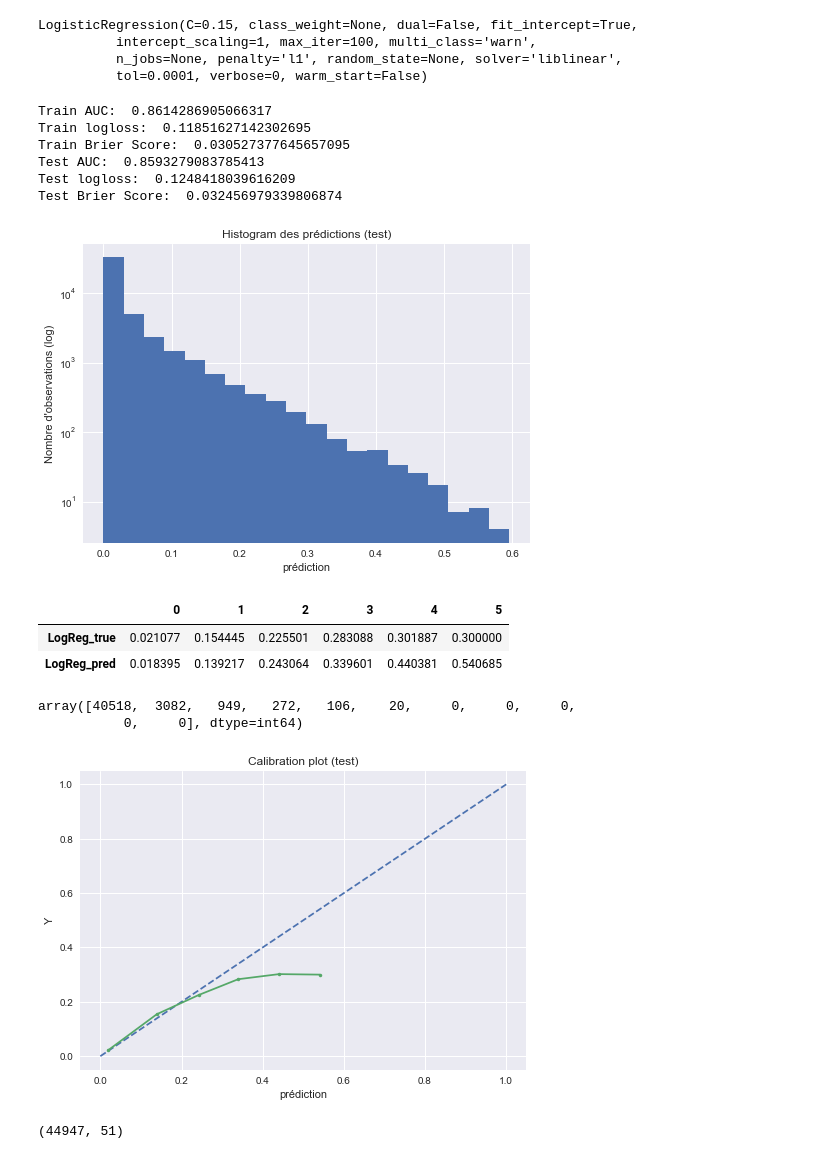
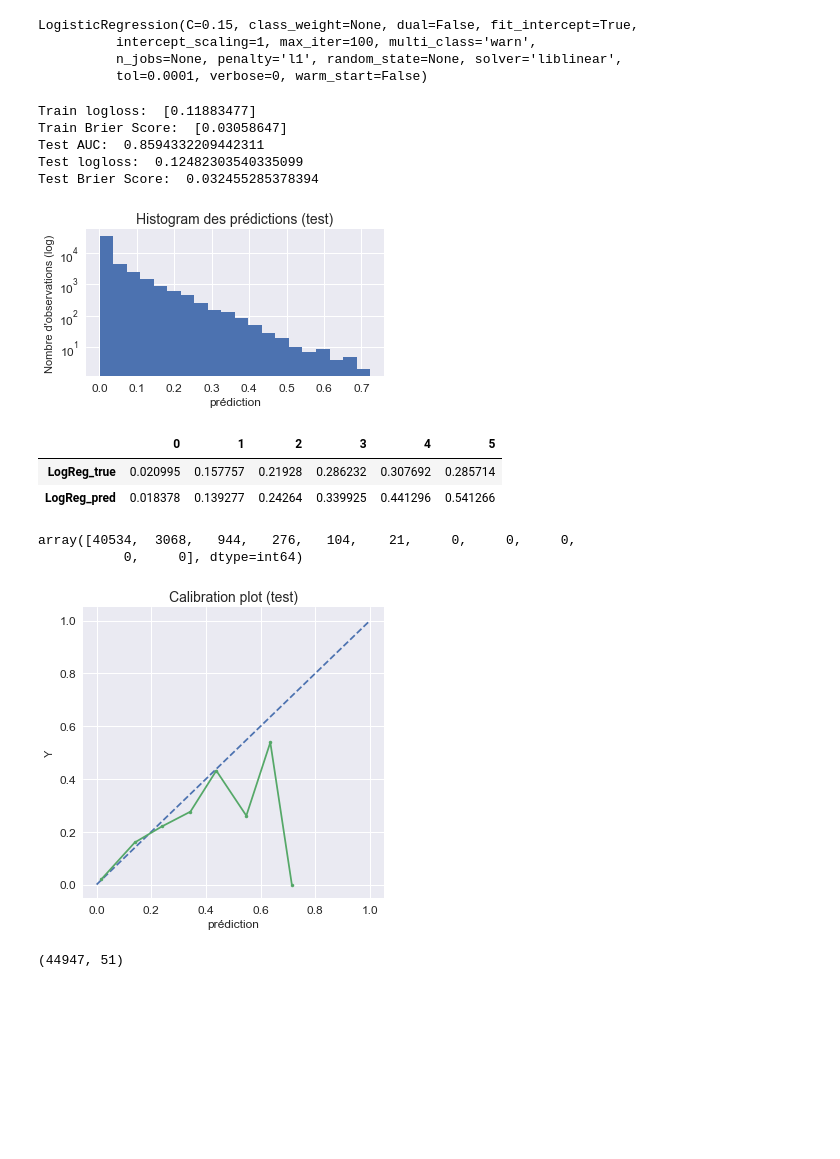
Before and after one commit to honshu77/DSA_project, a Jupyter notebook: IPUMS.ipynb, the cells around one changed output. Drawn from its saved outputs; the diff is of its cells as text; code cells hidden in the pictures; blank space fills up the shorter version.

```diff
--- a/IPUMS.ipynb
+++ b/IPUMS.ipynb
@@ -795,8 +786,8 @@ total_num_temp= imp.transform(total_num)
 # %% [markdown]
 # Scaling
 # %%
-standardize = StandardScaler(copy=True, with_mean=True, with_std=True)
-total_num_temp = standardize.fit_transform(total_num_temp)
+#standardize = StandardScaler(copy=True, with_mean=True, with_std=True)
+#total_num_temp = standardize.fit_transform(total_num_temp)
 # %%
 total_num = pd.DataFrame(total_num_temp, columns = total_num.columns)
 total_num.head()
@@ -1013,7 +1004,7 @@ param_grid_logreg_bk = {
 }
 # %%
 logreg2 = linear_model.LogisticRegression(solver='liblinear') #'lbfgs')
-grid_logreg = GridSearchCV(logreg2, param_grid_logreg, cv=kfold, scoring='neg_log_loss', error_score='raise')
+grid_logreg = GridSearchCV(logreg2, param_grid_logreg, cv=kfold, scoring={'neg_log_loss','brier_score_loss'}, refit='neg_log_loss', error_score='raise')
 grid_logreg.fit(X_train, y_train)
 # %% [output]
 GridSearchCV(cv=StratifiedKFold(n_splits=5, random_state=7, shuffle=True),
@@ -1064,31 +1056,31 @@ LogisticRegression(C=0.15, class_weight=None, dual=False, fit_intercept=True,
           n_jobs=None, penalty='l1', random_state=None, solver='liblinear',
           tol=0.0001, verbose=0, warm_start=False)
 # %%
-y_pred_train = grid_logreg.predict_proba(X_train)
 y_pred_test = grid_logreg.predict_proba(X_test)
-print("Train AUC: ", roc_auc_score(y_train, y_pred_train[:,1]))
-print("Train logloss: ", log_loss(y_train, y_pred_train[:,1]))
-print("Train Brier Score: ", brier_score_loss(y_train, y_pred_train[:,1], pos_label=1))
+print("Train logloss: ", -grid_logreg.cv_results_['mean_test_neg_log_loss'])
+print("Train Brier Score: ", -grid_logreg.cv_results_['mean_test_brier_score_loss'])
 
 print("Test AUC: ", roc_auc_score(y_test, y_pred_test[:,1]))
 print("Test logloss: ", log_loss(y_test, y_pred_test[:,1]))
 print("Test Brier Score: ", brier_score_loss(y_test, y_pred_test[:,1], pos_label=1))
 # %% [output]
-Train AUC:  0.8614286905066317
-Train logloss:  0.11851627142302695
-Train Brier Score:  0.030527377645657095
-Test AUC:  0.8593279083785413
-Test logloss:  0.1248418039616209
-Test Brier Score:  0.032456979339806874
+Train logloss:  [0.11883477]
+Train Brier Score:  [0.03058647]
+Test AUC:  0.8594332209442311
+Test logloss:  0.12482303540335099
+Test Brier Score:  0.032455285378394
 # %%
+plt.figure(figsize=(5,3))
 plt.hist(y_pred_test[:,1], bins=20, log=True)
-plt.title('Histogram des prédictions (test)')
-plt.xlabel('prédiction')
+plt.title('Histogram des prédictions (test)', fontsize=14)
+plt.xlabel('prédiction', fontsize=12)
 plt.ylabel("Nombre d'observations (log)")
+plot.tick_params(axis='both', which='major', labelsize=12)
+plot.tight_layout()
 plt.savefig('Results/LRHist');
 plt.show;
 # %% [output]
-[figure, old version]
+[figure, new version]
 # %%
 fop, mpv = calibration_curve(y_test, y_pred_test[:,1], n_bins=10)
 # %%
@@ -1097,8 +1089,8 @@ calib_curves = pd.DataFrame([fop, mpv], index = I)
 calib_curves
 # %% [output]
 |  | 0 | 1 | 2 | 3 | 4 | 5 |
-| LogReg_true | 0.021077 | 0.154445 | 0.225501 | 0.283088 | 0.301887 | 0.300000 |
-| LogReg_pred | 0.018395 | 0.139217 | 0.243064 | 0.339601 | 0.440381 | 0.540685 |
+| LogReg_true | 0.020995 | 0.157757 | 0.21928 | 0.286232 | 0.307692 | 0.285714 |
+| LogReg_pred | 0.018378 | 0.139277 | 0.24264 | 0.339925 | 0.441296 | 0.541266 |
 # %%
 def bin_total(y_true, y_prob, n_bins):
     bins = np. linspace(0., 1. + 1e-8, n_bins + 1)
@@ -1106,18 +1098,21 @@ def bin_total(y_true, y_prob, n_bins):
     return np.bincount(binids, minlength=len(bins))
 bin_total(y_test, y_pred_test[:,1], n_bins=10)
 # %% [output]
-array([40518,  3082,   949,   272,   106,    20,     0,     0,     0,
+array([40534,  3068,   944,   276,   104,    21,     0,     0,     0,
            0,     0], dtype=int64)
 # %%
+plt.figure(figsize=(5,5))
 plt.plot([0, 1], [0, 1], linestyle='--')
 plt.plot(mpv, fop, marker='.')
-plt.title('Calibration plot (test)')
-plt.xlabel('prédiction')
+plt.title('Calibration plot (test)', fontsize=14)
+plt.xlabel('prédiction', fontsize=12)
 plt.ylabel('Y')
+plot.tick_params(axis='both', which='major', labelsize=12)
+plot.tight_layout()
 plt.savefig('Results/LRCalib');
 plt.show()
 # %% [output]
-[figure, old version]
+[figure, new version]
 # %%
 coeff = pd.DataFrame({'feature': X_train.columns, 'coef': np.exp(grid_logreg.best_estimator_.coef_.flatten())})
 coeff.to_excel("Results/LogReg_coeff.xls", index = True)
```
Also changed, not shown: parts of 29 cells of this notebook, 1 other file.
